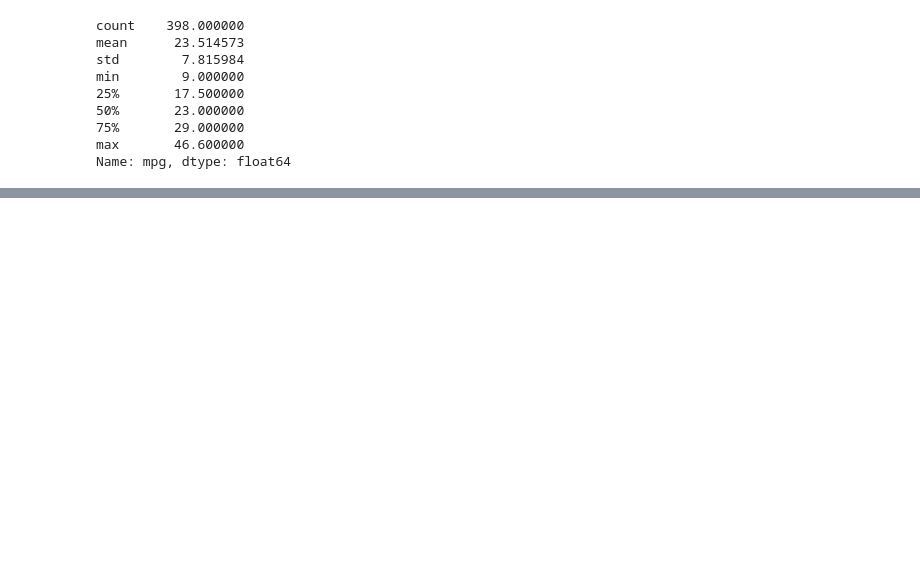
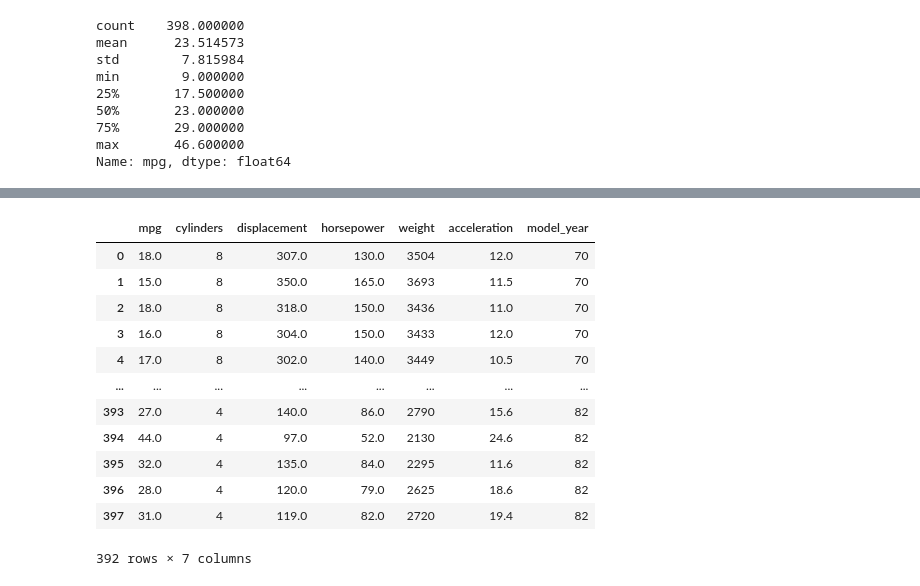
Before and after one commit to LordOfTurtles/AI-Erik-Johansson-OPA23, a Jupyter notebook: exercises/1_linear_regression.ipynb, the cells around one changed output, grey strips where cells are left out. Cells and saved outputs as stored; diff of their text form; code cells hidden in the pictures; blank space fills up the shorter version.

```diff
--- a/exercises/1_linear_regression.ipynb
+++ b/exercises/1_linear_regression.ipynb
@@ -56,0 +116,18 @@ Name: mpg, dtype: float64
+# %%
+df_mpg_adjusted = df_mpg.drop(["origin", "name"], axis="columns")
+# %%
+df_mpg_adjusted
+# %% [output]
+|  | mpg | cylinders | displacement | horsepower | weight | acceleration | model_year |
+| 0 | 18.0 | 8 | 307.0 | 130.0 | 3504 | 12.0 | 70 |
+| 1 | 15.0 | 8 | 350.0 | 165.0 | 3693 | 11.5 | 70 |
+| 2 | 18.0 | 8 | 318.0 | 150.0 | 3436 | 11.0 | 70 |
+| 3 | 16.0 | 8 | 304.0 | 150.0 | 3433 | 12.0 | 70 |
+| 4 | 17.0 | 8 | 302.0 | 140.0 | 3449 | 10.5 | 70 |
+| ... | ... | ... | ... | ... | ... | ... | ... |
+| 393 | 27.0 | 4 | 140.0 | 86.0 | 2790 | 15.6 | 82 |
+| 394 | 44.0 | 4 | 97.0 | 52.0 | 2130 | 24.6 | 82 |
+| 395 | 32.0 | 4 | 135.0 | 84.0 | 2295 | 11.6 | 82 |
+| 396 | 28.0 | 4 | 120.0 | 79.0 | 2625 | 18.6 | 82 |
+| 397 | 31.0 | 4 | 119.0 | 82.0 | 2720 | 19.4 | 82 |
+392 rows × 7 columns
```
Also changed, not shown: parts of 19 cells of this notebook.
